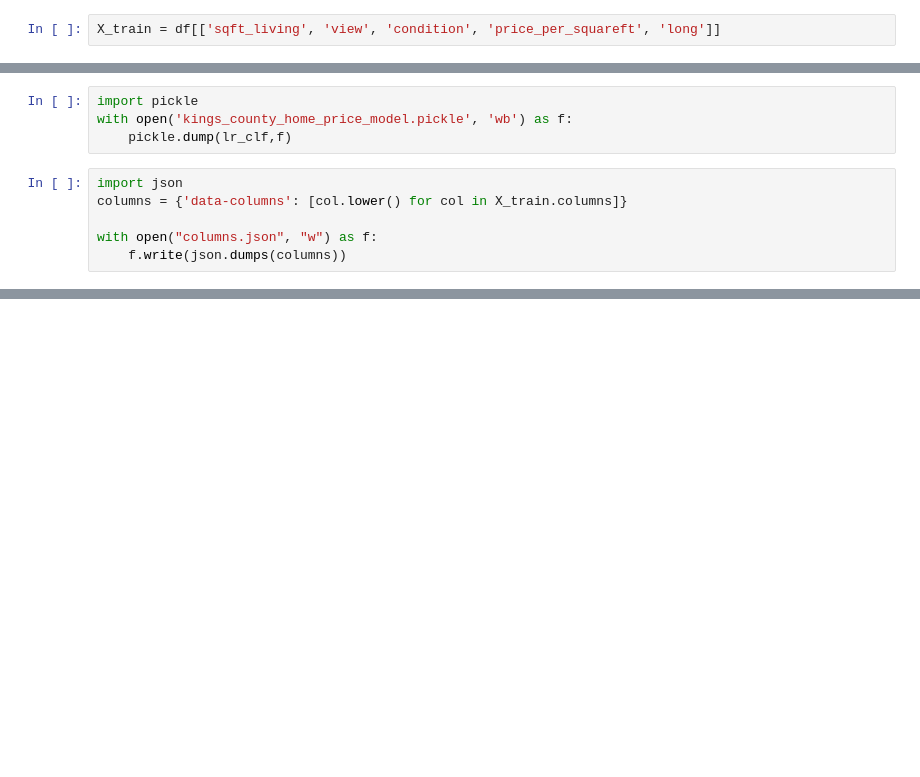
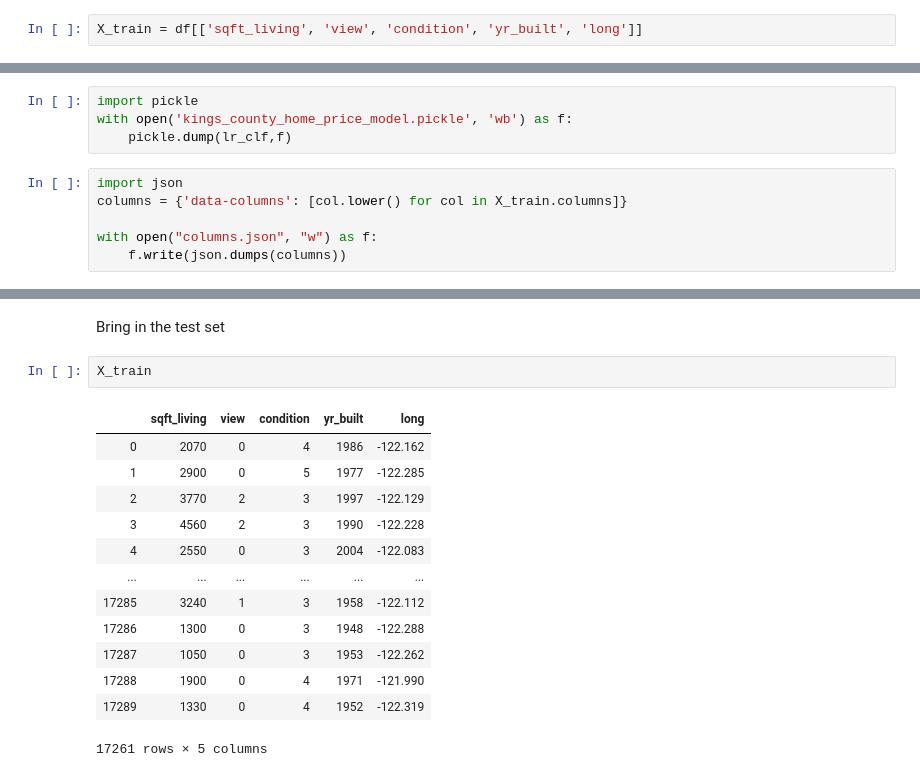
Before and after one commit to jacksonbull87/nyc-mhtn-ds-010620-lectures, a Jupyter notebook: week-6/KC_house_data/KingsCountyHousing Data.ipynb, the cells around one changed output, grey strips where cells are left out. Cells and saved outputs as stored; diff of their text form; blank space fills up the shorter version.

```diff
--- a/week-6/KC_house_data/KingsCountyHousing Data.ipynb
+++ b/week-6/KC_house_data/KingsCountyHousing Data.ipynb
@@ -200,5 +209,5 @@ df.plot(kind='scatter', x='long', y='price')
 # %%
-X_train = df[['sqft_living', 'view', 'condition', 'price_per_squareft', 'long']]
+X_train = df[['sqft_living', 'view', 'condition', 'yr_built', 'long']]
 # %%
 X_train
 zero_dict = {'NaN': 0}
@@ -230,0 +290,18 @@ lr_clf.score(X_train, y_train)
+# %% [markdown]
+Bring in the test set
+# %%
+X_train
+# %% [output]
+|  | sqft_living | view | condition | yr_built | long |
+| 0 | 2070 | 0 | 4 | 1986 | -122.162 |
+| 1 | 2900 | 0 | 5 | 1977 | -122.285 |
+| 2 | 3770 | 2 | 3 | 1997 | -122.129 |
+| 3 | 4560 | 2 | 3 | 1990 | -122.228 |
+| 4 | 2550 | 0 | 3 | 2004 | -122.083 |
+| ... | ... | ... | ... | ... | ... |
+| 17285 | 3240 | 1 | 3 | 1958 | -122.112 |
+| 17286 | 1300 | 0 | 3 | 1948 | -122.288 |
+| 17287 | 1050 | 0 | 3 | 1953 | -122.262 |
+| 17288 | 1900 | 0 | 4 | 1971 | -121.990 |
+| 17289 | 1330 | 0 | 4 | 1952 | -122.319 |
+17261 rows × 5 columns
```
Also changed, not shown: parts of 10 cells of this notebook, 2 other files.
